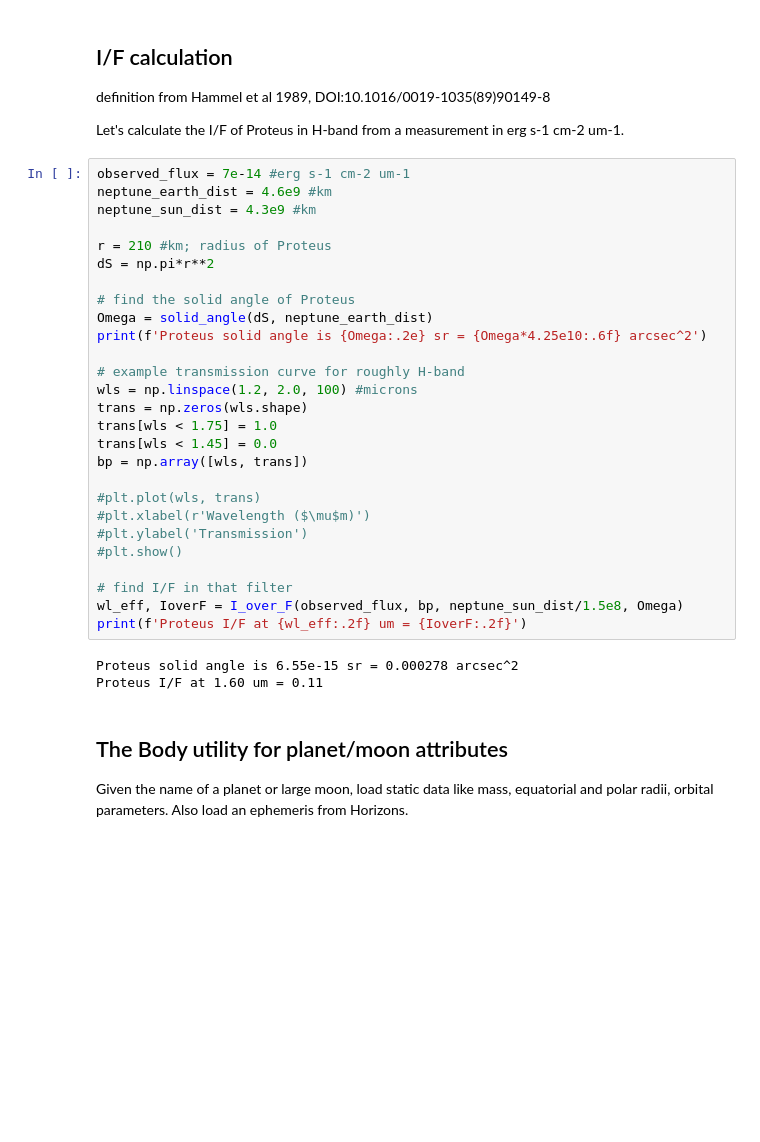
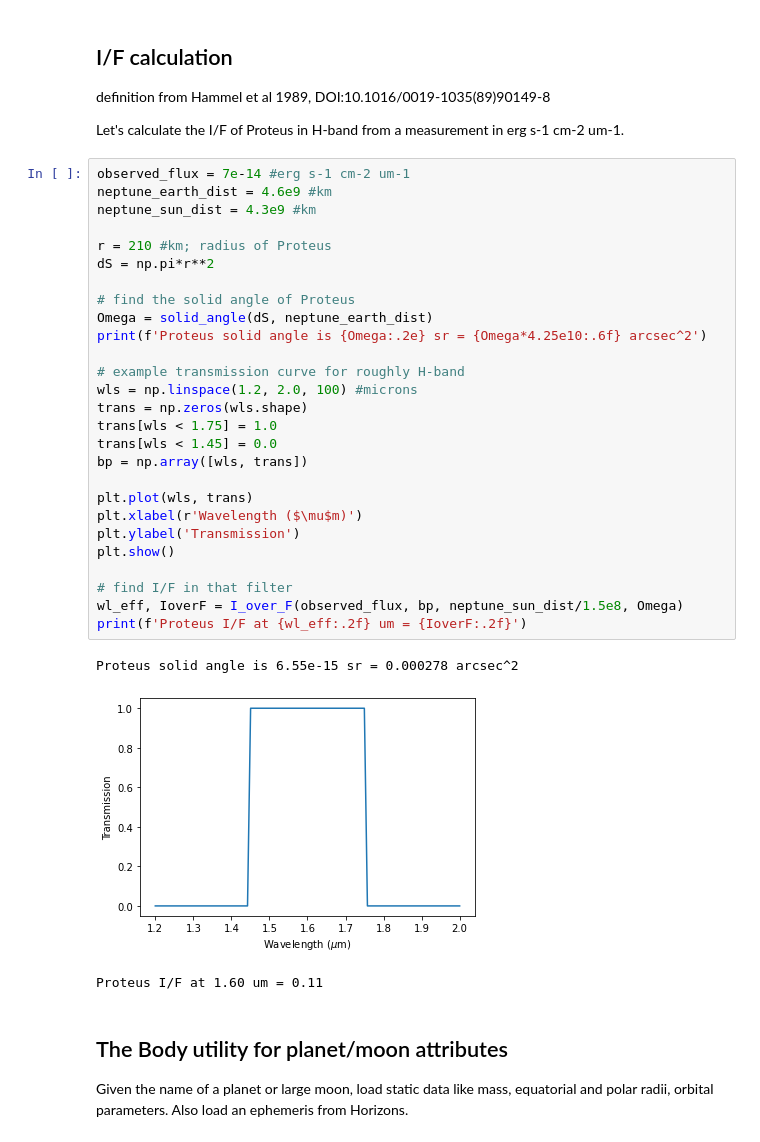
Before and after one commit to emolter/pylanetary, a Jupyter notebook: docs/utils-tutorial.ipynb, the cells around one changed output. Saved outputs shown, nothing was run; the diff lists cells and outputs as text; blank space fills up the shorter version.

```diff
--- a/docs/utils-tutorial.ipynb
+++ b/docs/utils-tutorial.ipynb
@@ -39,33 +42,34 @@ Let's calculate the I/F of Proteus in H-band from a measurement in erg s-1 cm-2
 # %%
 observed_flux = 7e-14 #erg s-1 cm-2 um-1
 neptune_earth_dist = 4.6e9 #km
 neptune_sun_dist = 4.3e9 #km
 
 r = 210 #km; radius of Proteus
 dS = np.pi*r**2
 
 # find the solid angle of Proteus
 Omega = solid_angle(dS, neptune_earth_dist)
 print(f'Proteus solid angle is {Omega:.2e} sr = {Omega*4.25e10:.6f} arcsec^2')
 
 # example transmission curve for roughly H-band
 wls = np.linspace(1.2, 2.0, 100) #microns
 trans = np.zeros(wls.shape)
 trans[wls < 1.75] = 1.0
 trans[wls < 1.45] = 0.0
 bp = np.array([wls, trans])
 
-#plt.plot(wls, trans)
-#plt.xlabel(r'Wavelength ($\mu$m)')
-#plt.ylabel('Transmission')
-#plt.show()
+plt.plot(wls, trans)
+plt.xlabel(r'Wavelength ($\mu$m)')
+plt.ylabel('Transmission')
+plt.show()
 
 # find I/F in that filter
 wl_eff, IoverF = I_over_F(observed_flux, bp, neptune_sun_dist/1.5e8, Omega)
 print(f'Proteus I/F at {wl_eff:.2f} um = {IoverF:.2f}')
 # %% [output]
 Proteus solid angle is 6.55e-15 sr = 0.000278 arcsec^2
-Proteus I/F at 1.60 um = 0.11
+[figure, added]
+Proteus I/F at 1.60 um = 0.11
 # %% [markdown]
 ## The Body utility for planet/moon attributes
 
```
Also changed, not shown: parts of 3 cells of this notebook, 6 other files.
